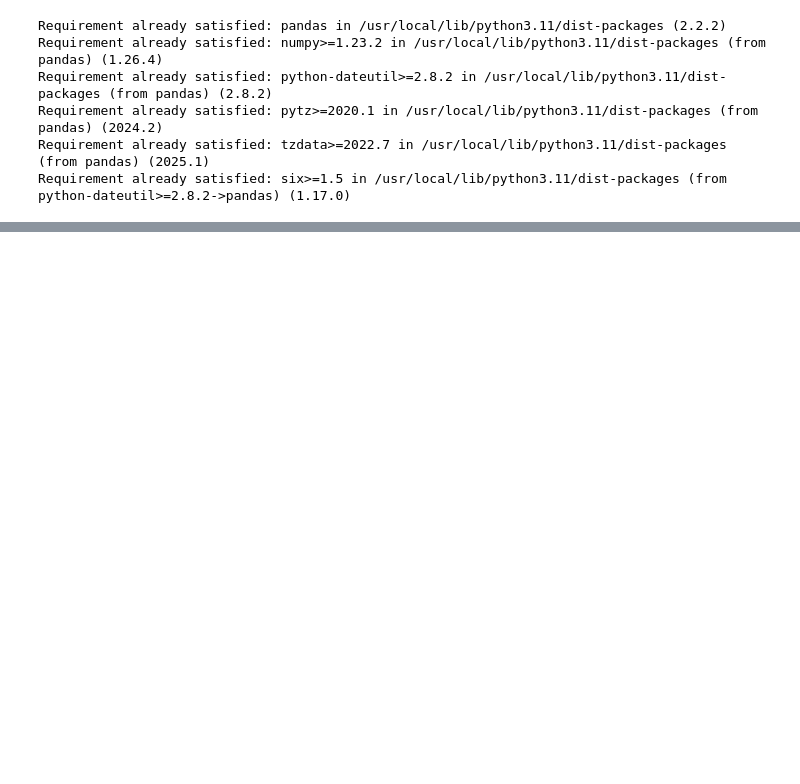
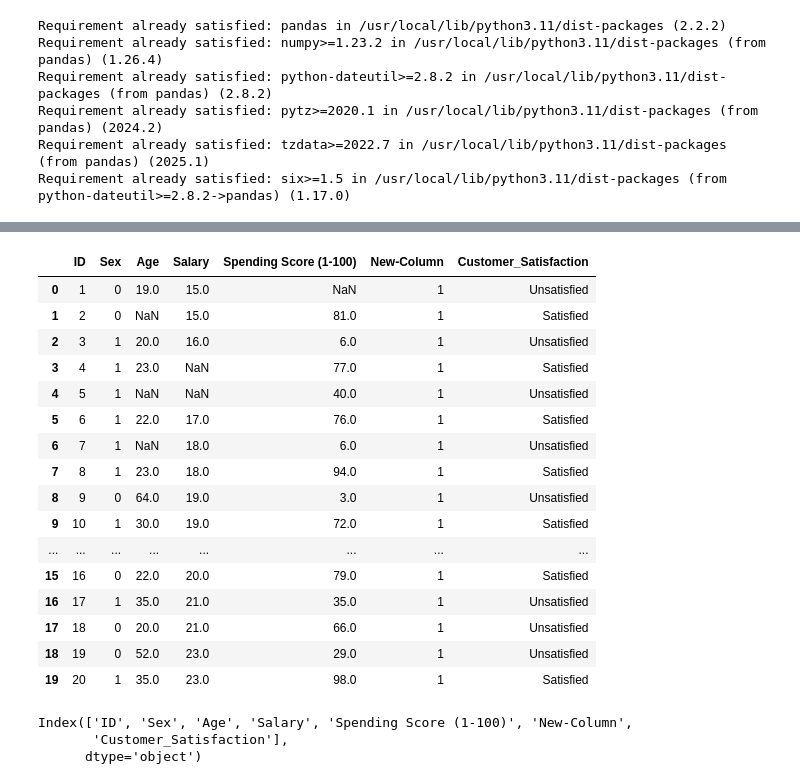
Before and after one commit to KeshUdana/MLTutorials, a Jupyter notebook: Tut02ipynb.ipynb, the cells around one changed output, grey strips where cells are left out. Drawn from its saved outputs; the diff is of its cells as text; code cells hidden in the pictures; blank space fills up the shorter version.

```diff
--- a/Tut02ipynb.ipynb
+++ b/Tut02ipynb.ipynb
@@ -116,0 +105,6 @@ dtype: float64
+# %%
+import pandas as pd
+
+data_frame = pd.read_csv("/content/drive/MyDrive/Mall_Customers.csv")
+data_frame.rename({'CustomerID': "ID", 'Gender': "Sex", 'Annual Income (k$)': "Salary"}, axis=1, inplace=True)
+data_frame.head()
@@ -116,0 +118,6 @@ dtype: float64
+# %%
+from sklearn import preprocessing
+label_encoder = preprocessing.LabelEncoder()
+label_encoder = preprocessing.LabelEncoder()
+data_frame['Sex']= label_encoder.fit_transform(data_frame['Sex'])
+data_frame.head(100)
@@ -116,0 +138,22 @@ dtype: float64
+# %%
+data_frame.rename({' Spending Score (1-100)':"Spending_Score"}, axis=1,
+inplace=True)
+data_frame.head(20)
+# %% [output]
+|  | ID | Sex | Age | Salary | Spending Score (1-100) | New-Column | Customer_Satisfaction |
+| 0 | 1 | 0 | 19.0 | 15.0 | NaN | 1 | Unsatisfied |
+| 1 | 2 | 0 | NaN | 15.0 | 81.0 | 1 | Satisfied |
+| 2 | 3 | 1 | 20.0 | 16.0 | 6.0 | 1 | Unsatisfied |
+| 3 | 4 | 1 | 23.0 | NaN | 77.0 | 1 | Satisfied |
+| 4 | 5 | 1 | NaN | NaN | 40.0 | 1 | Unsatisfied |
+| 5 | 6 | 1 | 22.0 | 17.0 | 76.0 | 1 | Satisfied |
+| 6 | 7 | 1 | NaN | 18.0 | 6.0 | 1 | Unsatisfied |
+| 7 | 8 | 1 | 23.0 | 18.0 | 94.0 | 1 | Satisfied |
+| 8 | 9 | 0 | 64.0 | 19.0 | 3.0 | 1 | Unsatisfied |
+| 9 | 10 | 1 | 30.0 | 19.0 | 72.0 | 1 | Satisfied |
+| ... | ... | ... | ... | ... | ... | ... | ... |
+| 15 | 16 | 0 | 22.0 | 20.0 | 79.0 | 1 | Satisfied |
+| 16 | 17 | 1 | 35.0 | 21.0 | 35.0 | 1 | Unsatisfied |
+| 17 | 18 | 0 | 20.0 | 21.0 | 66.0 | 1 | Unsatisfied |
+| 18 | 19 | 0 | 52.0 | 23.0 | 29.0 | 1 | Unsatisfied |
+| 19 | 20 | 1 | 35.0 | 23.0 | 98.0 | 1 | Satisfied |
@@ -116,0 +166,6 @@ dtype: float64
+# %%
+print(data_frame.columns)
+# %% [output]
+Index(['ID', 'Sex', 'Age', 'Salary', 'Spending Score (1-100)', 'New-Column',
+       'Customer_Satisfaction'],
+      dtype='object')
```
Also changed, not shown: parts of 13 cells of this notebook.
